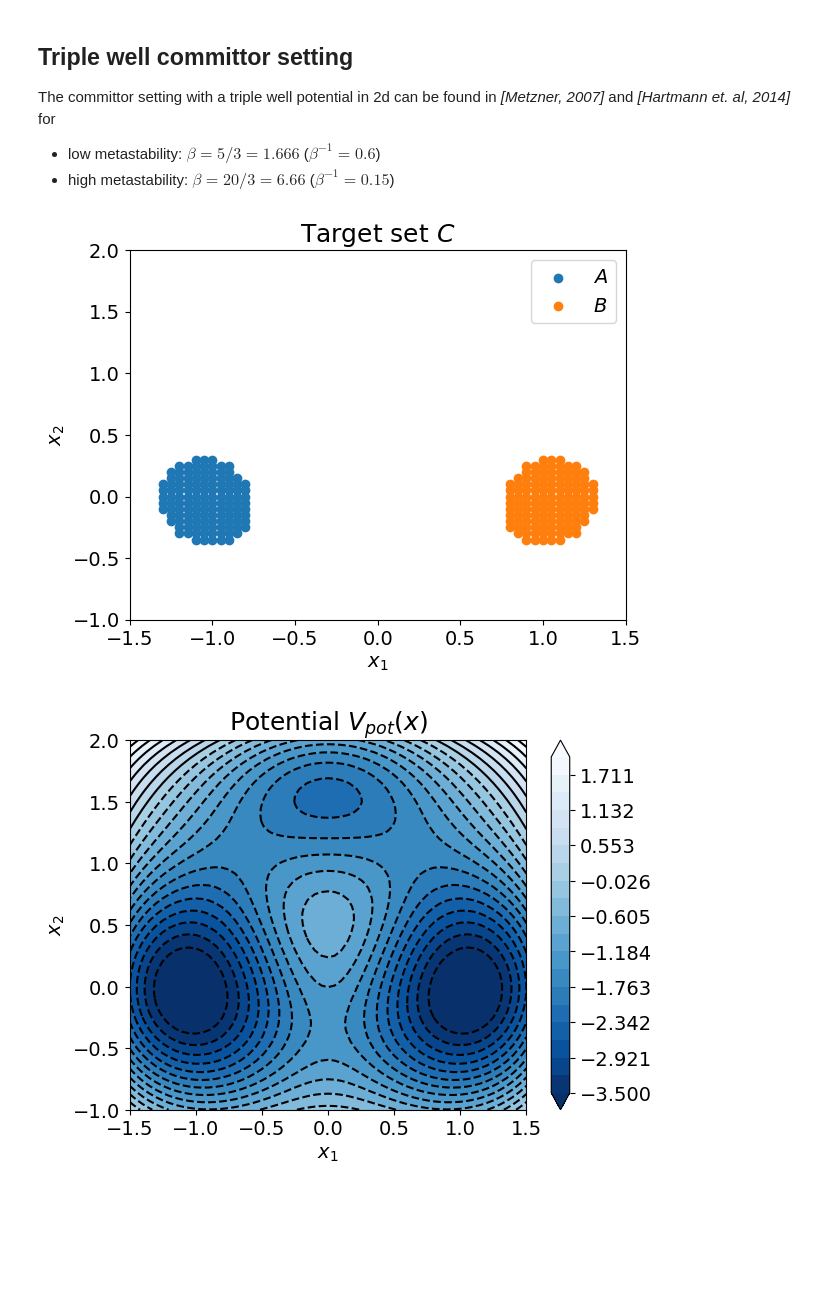
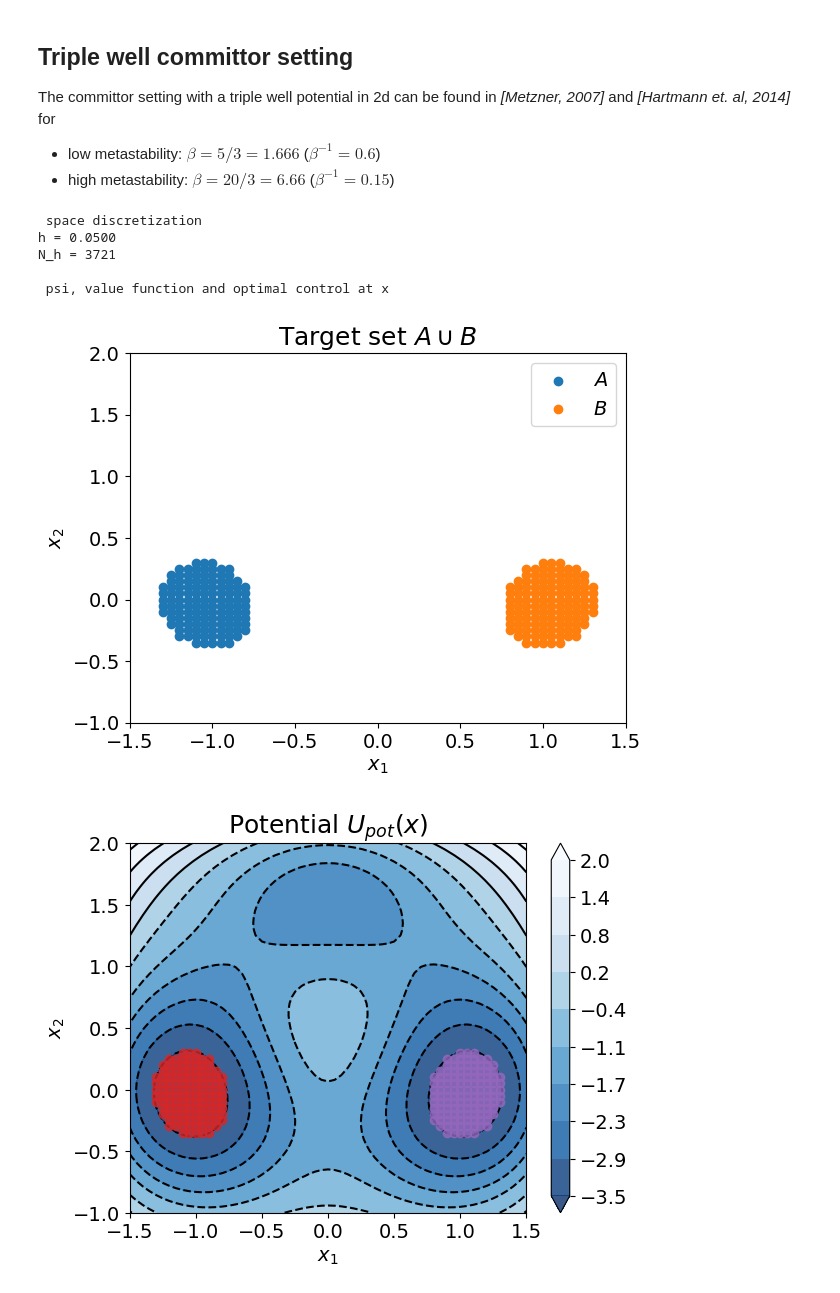
Before and after one commit to riberaborrell/sde-hjb-solver, a Jupyter notebook: examples/triplewell2d_committor.ipynb, the cells around one changed output. Saved outputs shown, nothing was run; the diff lists cells and outputs as text; code cells hidden in the pictures; blank space fills up the shorter version.

```diff
--- a/examples/triplewell2d_committor.ipynb
+++ b/examples/triplewell2d_committor.ipynb
@@ -14,10 +17,14 @@ The committor setting with a triple well potential in 2d can be found in *[Metzn
 * high metastability: $\beta=20/3=6.66$ ($\beta^{-1} = 0.15$)
 # %%
 # initialize controlled sde object
-sde = TripleWellCommittor2D(beta=4)
+sde = TripleWellCommittor2D(beta=1.)
 
 # initialize hjb solver object
 sol_hjb = SolverHJB2D(sde, h=5e-2)
+
+# directory
+dir_path = DATA_ROOT_DIR + '/notebooks/'
+experiment_name = 'triplewell_2d_committor'
 # %%
 # compute hjb solution
 sol_hjb.solve_bvp()
@@ -26,14 +33,32 @@ sol_hjb.compute_optimal_control()
 sol_hjb.save()
 # %%
 # report
-#sol_hjb.write_report(x=-1)
+sol_hjb.write_report(x=-1)
+# %% [output]
+ space discretization
+h = 0.0500
+N_h = 3721
+
+ psi, value function and optimal control at x
 # %%
 # plot target sets
-sde.plot_target_set()
+fig, ax = sde.plot_target_set()
 # %% [output]
-[figure, old version]
+[figure, new version]
 # %%
 # plot potential
-sde.plot_2d_potential(levels=np.linspace(sde.ts_pot_level, 2, 20))
+pot_levels = np.linspace(-3.5, 2, 10).round(decimals=1)
+fig, ax = sde.plot_2d_potential(
+    levels=pot_levels,
+    #x_init=(0, 0.5),
+)
+
+# add target sets
+x = sde.domain_h.reshape(sde.Nh, sde.d)
+set_a = x[sde.ts_a_idx]
+set_b = x[sde.ts_b_idx]
+ax.scatter(set_a[:, 0], set_a[:, 1], c='tab:red', alpha=0.8, label=r'$A$', zorder=5)
+ax.scatter(set_b[:, 0], set_b[:, 1], c='tab:purple', alpha=0.8, label=r'$B$', zorder=5)
+fig.savefig(dir_path + 'triplewell_2d_potential.png', bbox_inches='tight')
 # %% [output]
-[figure, old version]
+[figure, new version]
```
Also changed, not shown: parts of 6 cells of this notebook, 26 other files.
